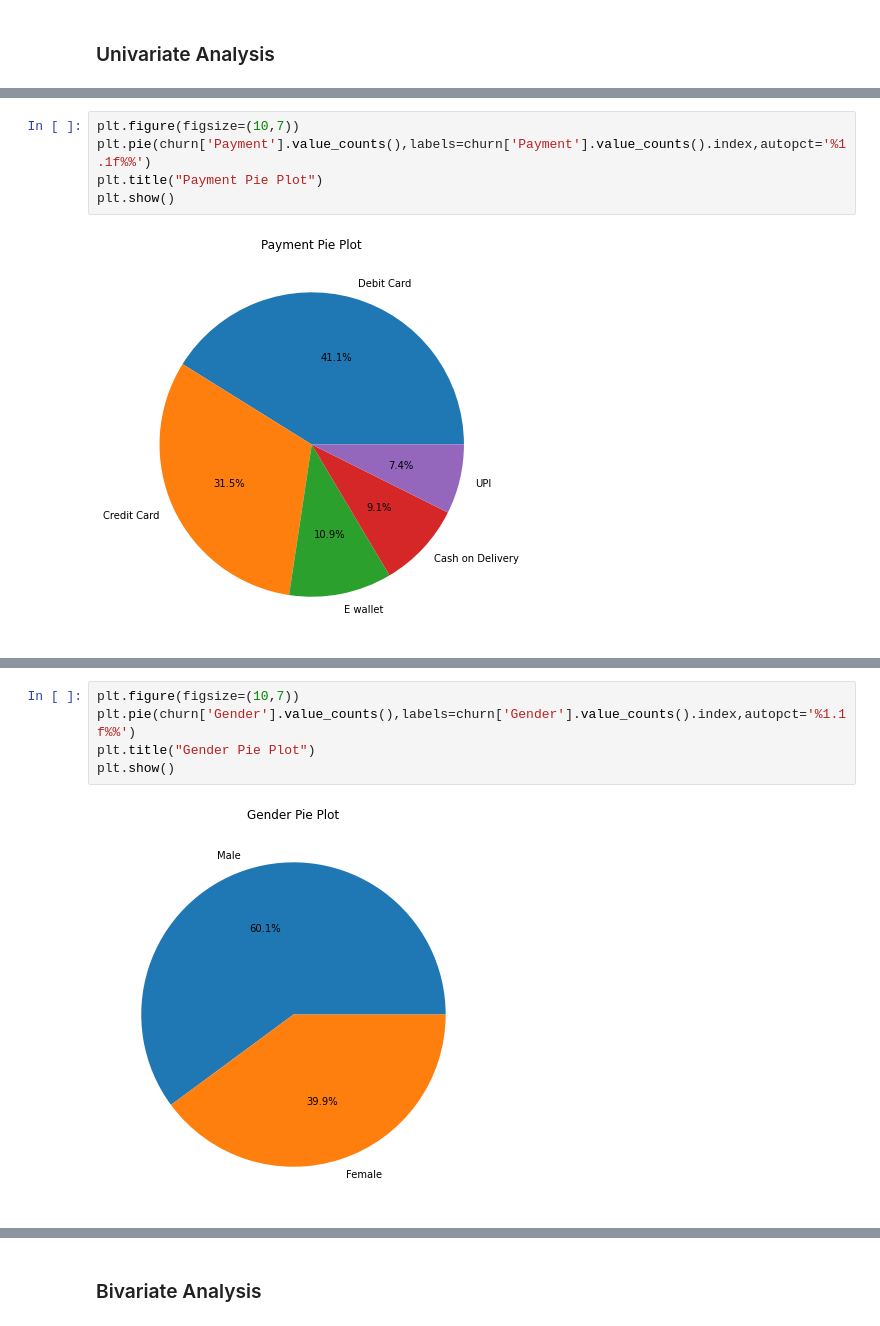
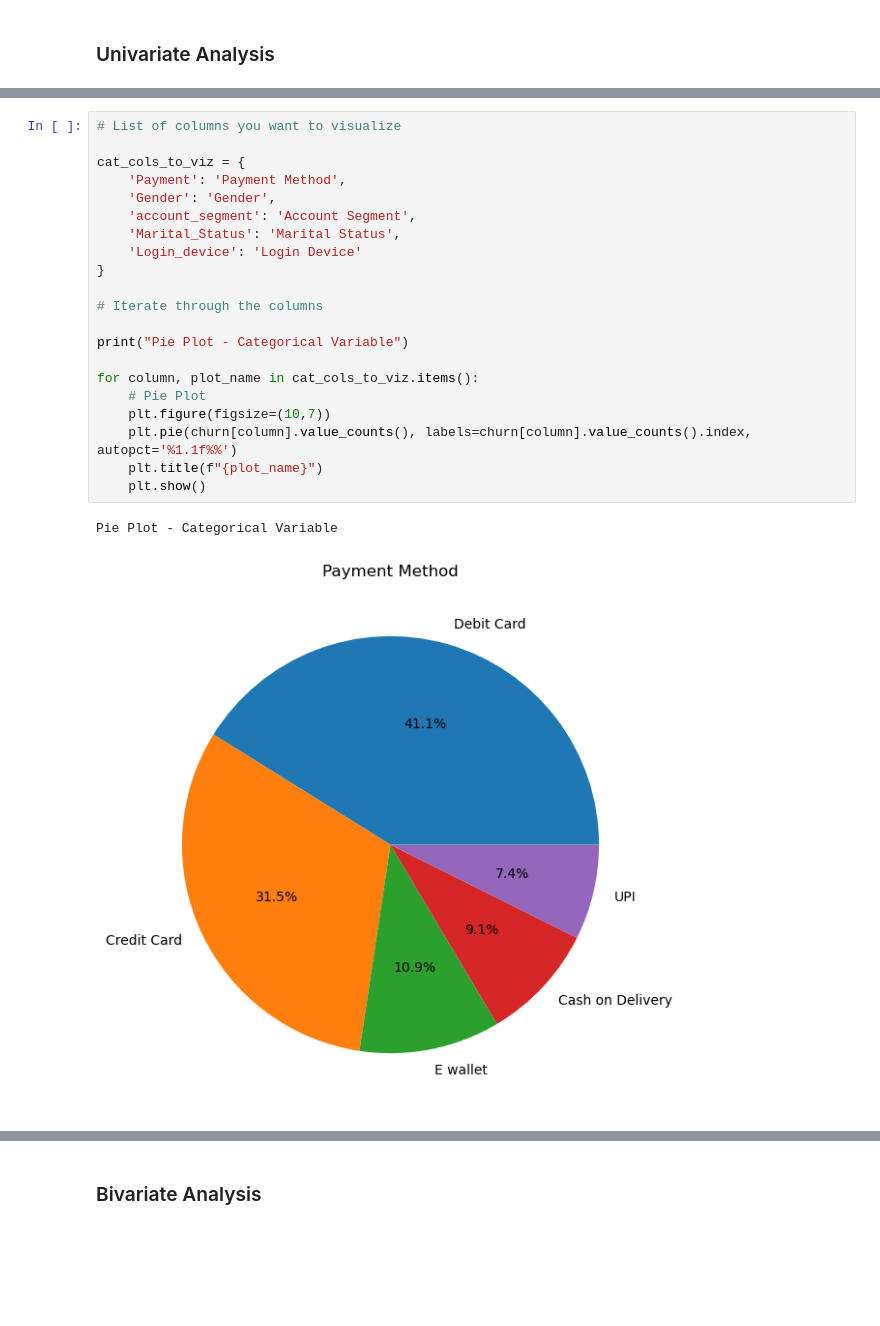
Before and after one commit to nccoutinho/Customer-Churn-Analysis, a Jupyter notebook: Customer Churn Analysis_Python.ipynb, the cells around one changed output, grey strips where cells are left out. Drawn from its saved outputs; the diff is of its cells as text; blank space fills up the shorter version.

```diff
--- a/Customer Churn Analysis_Python.ipynb
+++ b/Customer Churn Analysis_Python.ipynb
@@ -620,7 +367,24 @@ Sample looks Gaussian (fail to reject H0)
 # %%
-plt.figure(figsize=(10,7))
-plt.pie(churn['Payment'].value_counts(),labels=churn['Payment'].value_counts().index,autopct='%1.1f%%')
-plt.title("Payment Pie Plot")
-plt.show()
+# List of columns you want to visualize
+
+cat_cols_to_viz = {
+    'Payment': 'Payment Method',
+    'Gender': 'Gender',
+    'account_segment': 'Account Segment',
+    'Marital_Status': 'Marital Status',
+    'Login_device': 'Login Device'
+}
+
+# Iterate through the columns
+
+print("Pie Plot - Categorical Variable")
+
+for column, plot_name in cat_cols_to_viz.items():
+    # Pie Plot
+    plt.figure(figsize=(10,7))
+    plt.pie(churn[column].value_counts(), labels=churn[column].value_counts().index, autopct='%1.1f%%')
+    plt.title(f"{plot_name}")
+    plt.show()
 # %% [output]
+Pie Plot - Categorical Variable
-[figure, old version]
+[figure, new version]
@@ -627,7 +394,0 @@ plt.show()
-# %%
-plt.figure(figsize=(10,7))
-plt.pie(churn['Gender'].value_counts(),labels=churn['Gender'].value_counts().index,autopct='%1.1f%%')
-plt.title("Gender Pie Plot")
-plt.show()
-# %% [output]
-[figure, removed]
```
Also changed, not shown: parts of 33 cells of this notebook.
